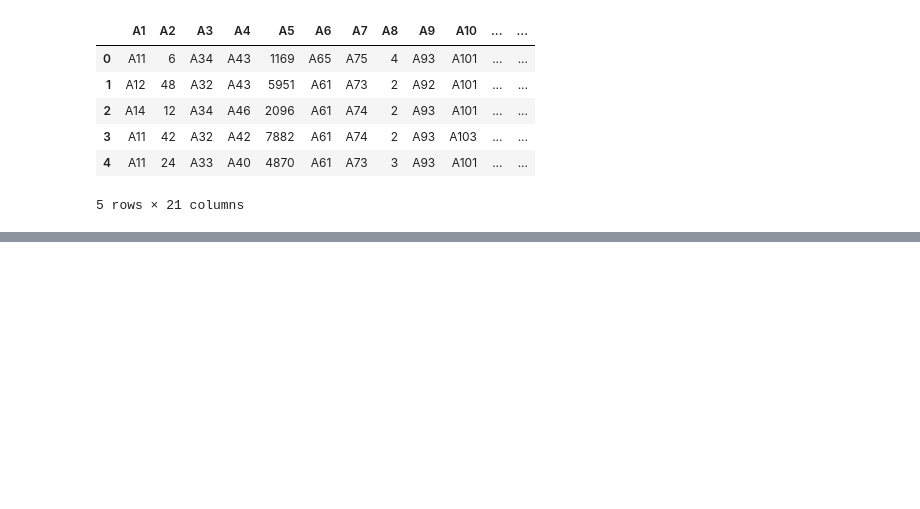
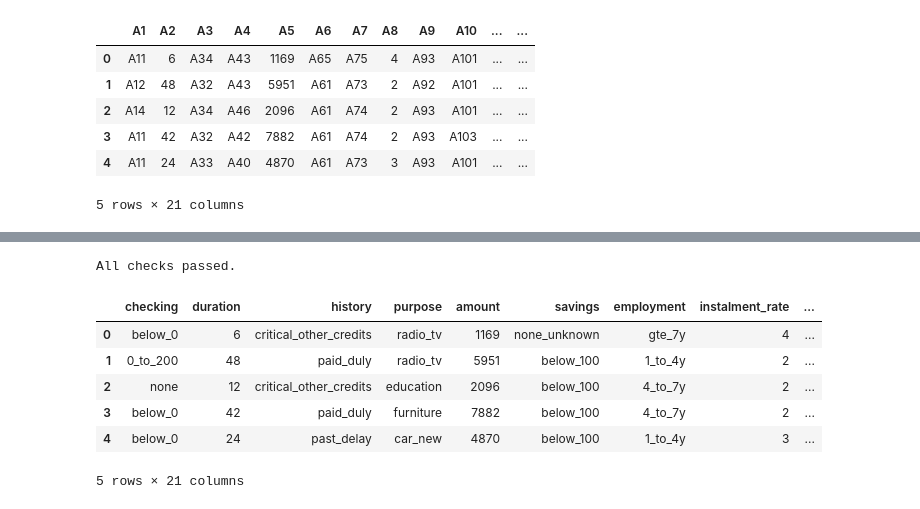
Before and after one commit to NathansG1thub/credit-risk-rule-based-ai, a Jupyter notebook: Rule_Based_AI_Assessment.ipynb, the cells around one changed output, grey strips where cells are left out. Cells and saved outputs as stored; diff of their text form; code cells hidden in the pictures; blank space fills up the shorter version.

```diff
--- a/Rule_Based_AI_Assessment.ipynb
+++ b/Rule_Based_AI_Assessment.ipynb
@@ -25,0 +79,20 @@ Name: count, dtype: int64
+# %%
+df["bad"] = (df["class"] == 2).astype(int)
+df = df.drop(columns=["class"])   # 'bad' carries the same info, cleaner
+
+# seatbelts: these crash loudly if something went wrong, instead of carrying on broken
+assert df.shape == (1000, 21)
+assert df.isna().sum().sum() == 0        # catches any typo in the decode map
+assert df["bad"].value_counts().to_dict() == {0: 700, 1: 300}
+
+print("All checks passed.")
+df.head()
+# %% [output]
+All checks passed.
+|  | checking | duration | history | purpose | amount | savings | employment | instalment_rate | ... |
+| 0 | below_0 | 6 | critical_other_credits | radio_tv | 1169 | none_unknown | gte_7y | 4 | ... |
+| 1 | 0_to_200 | 48 | paid_duly | radio_tv | 5951 | below_100 | 1_to_4y | 2 | ... |
+| 2 | none | 12 | critical_other_credits | education | 2096 | below_100 | 4_to_7y | 2 | ... |
+| 3 | below_0 | 42 | paid_duly | furniture | 7882 | below_100 | 4_to_7y | 2 | ... |
+| 4 | below_0 | 24 | past_delay | car_new | 4870 | below_100 | 1_to_4y | 3 | ... |
+5 rows × 21 columns
```
Also changed, not shown: parts of 2 cells of this notebook.
